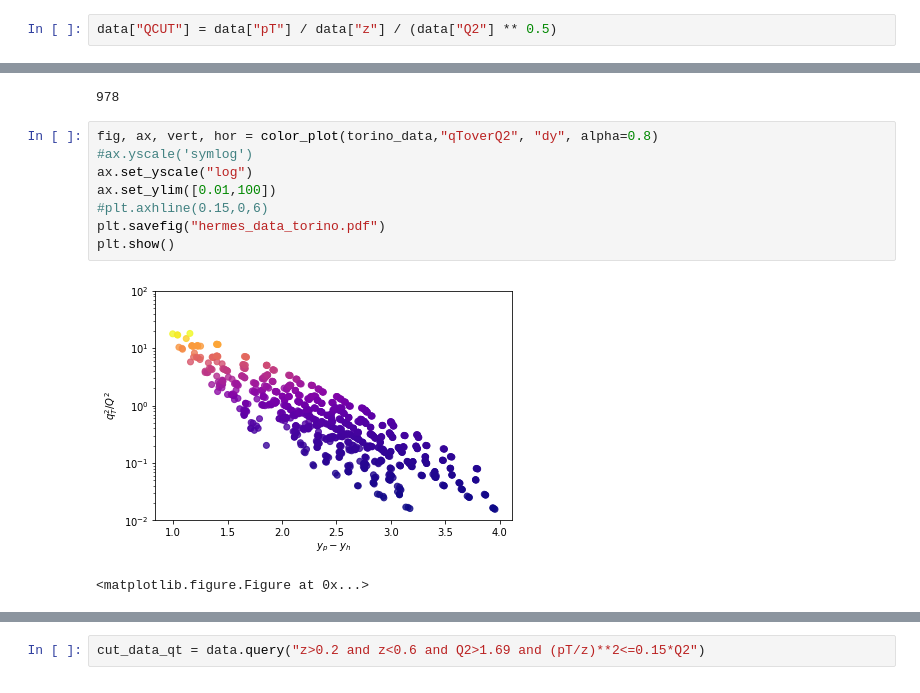
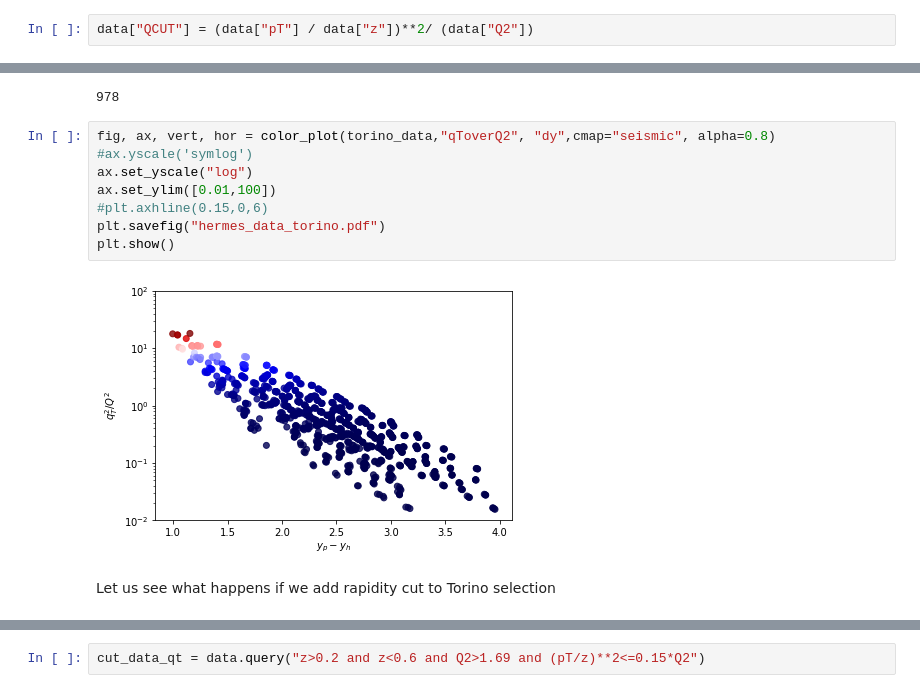
Before and after one commit to prokudin/psu_project_2018, a Jupyter notebook: notebooks_alexei_gk/HERMES_rapidity_color_plot_Alexei.ipynb, the cells around one changed output, grey strips where cells are left out. Cells and saved outputs as stored; diff of their text form.

```diff
--- a/notebooks_alexei_gk/HERMES_rapidity_color_plot_Alexei.ipynb
+++ b/notebooks_alexei_gk/HERMES_rapidity_color_plot_Alexei.ipynb
@@ -51,5 +61,5 @@ Ebeam, F2, Q2, W2, col, dy, hadron, i, obs, pT, stat_u, systabs_u, systole, syst
 # %%
-data["QCUT"] = data["pT"] / data["z"] / (data["Q2"] ** 0.5)
+data["QCUT"] = (data["pT"] / data["z"])**2/ (data["Q2"])
 # %%
 
 def custom_label(label):
@@ -157,13 +169,14 @@ len(torino_data)
 # %% [output]
 978
 # %%
-fig, ax, vert, hor = color_plot(torino_data,"qToverQ2", "dy", alpha=0.8)
+fig, ax, vert, hor = color_plot(torino_data,"qToverQ2", "dy",cmap="seismic", alpha=0.8)
 #ax.yscale('symlog')
 ax.set_yscale("log")
 ax.set_ylim([0.01,100])
 #plt.axhline(0.15,0,6)
 plt.savefig("hermes_data_torino.pdf")
 plt.show()
 # %% [output]
-[figure, old version]
+[figure, new version]
-<matplotlib.figure.Figure at 0x...>
+# %% [markdown]
+Let us see what happens if we add rapidity cut to Torino selection
```
Also changed, not shown: parts of 17 cells of this notebook, 4 other files.
